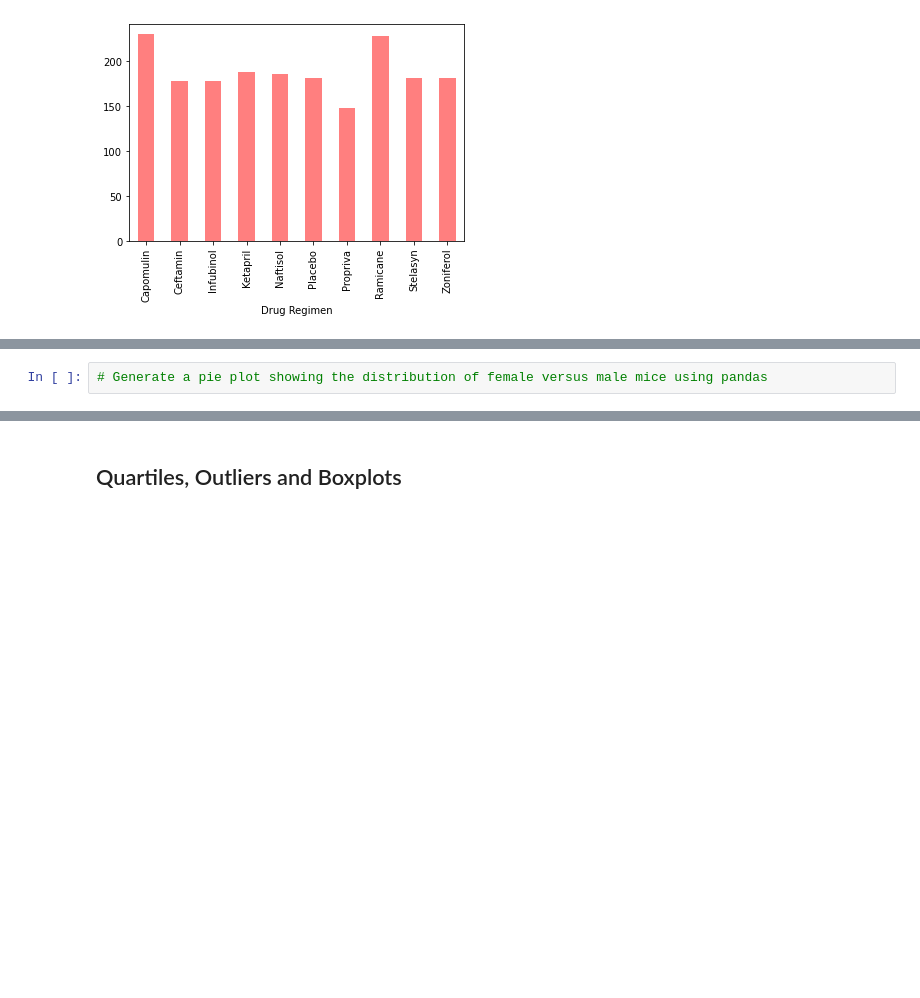
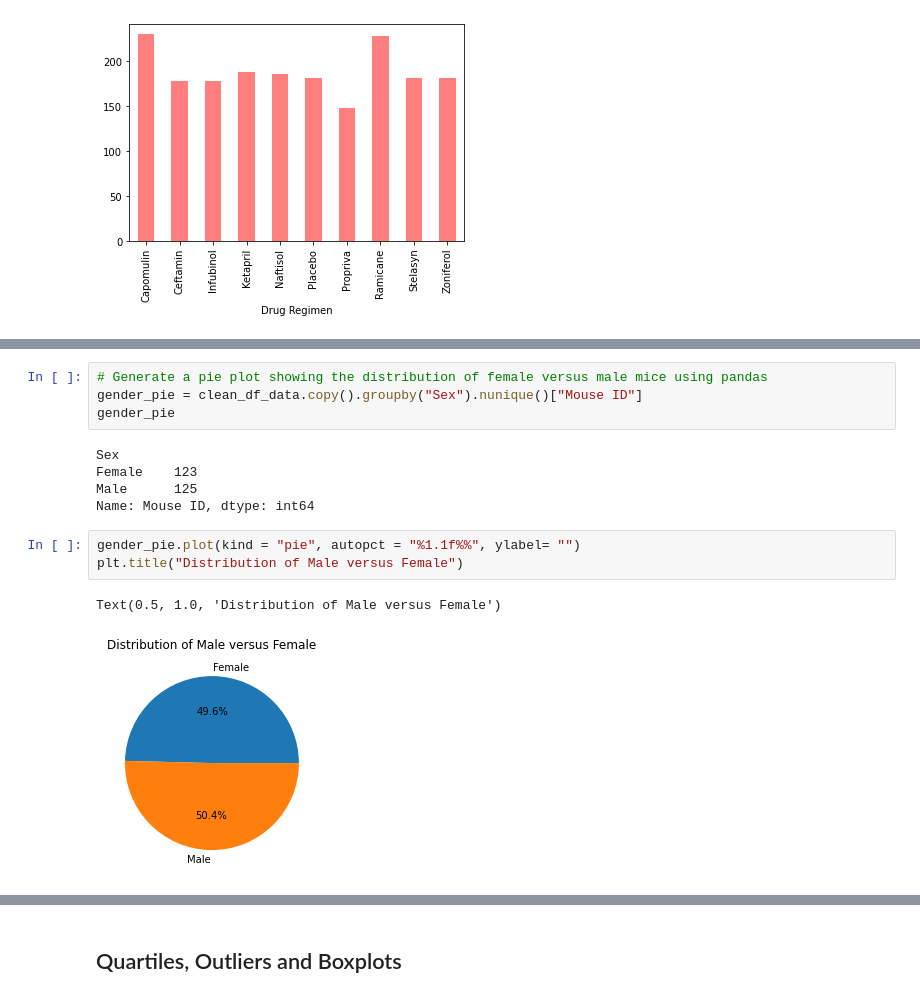
Before and after one commit to ramses93/matplotlib, a Jupyter notebook: Pymaceuticals.ipynb, the cells around one changed output, grey strips where cells are left out. Saved outputs shown, nothing was run; the diff lists cells and outputs as text; blank space fills up the shorter version.

```diff
--- a/Pymaceuticals.ipynb
+++ b/Pymaceuticals.ipynb
@@ -146,4 +167,17 @@ plt.show()
 # %%
 # Generate a pie plot showing the distribution of female versus male mice using pandas
+gender_pie = clean_df_data.copy().groupby("Sex").nunique()["Mouse ID"]
+gender_pie
+# %% [output]
+Sex
+Female    123
+Male      125
+Name: Mouse ID, dtype: int64
+# %%
+gender_pie.plot(kind = "pie", autopct = "%1.1f%%", ylabel= "")
+plt.title("Distribution of Male versus Female")
+# %% [output]
+Text(0.5, 1.0, 'Distribution of Male versus Female')
+[figure, added]
 # %%
 # Generate a pie plot showing the distribution of female versus male mice using pyplot
```
Also changed, not shown: parts of 4 cells of this notebook.
